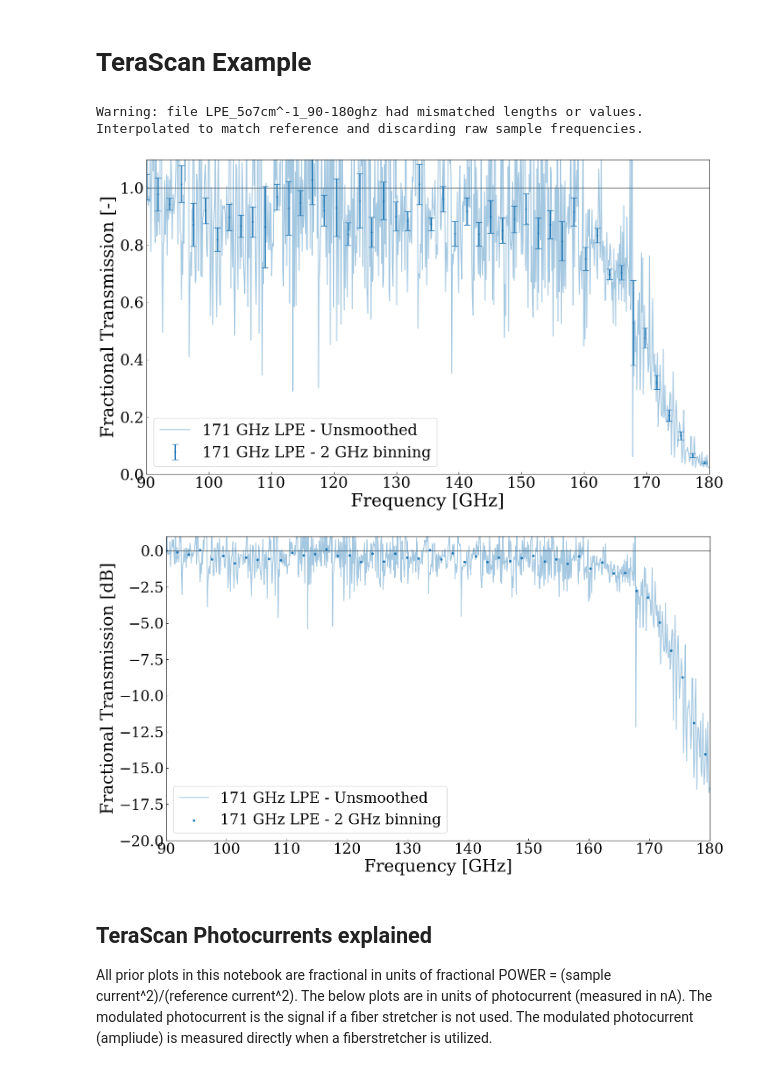
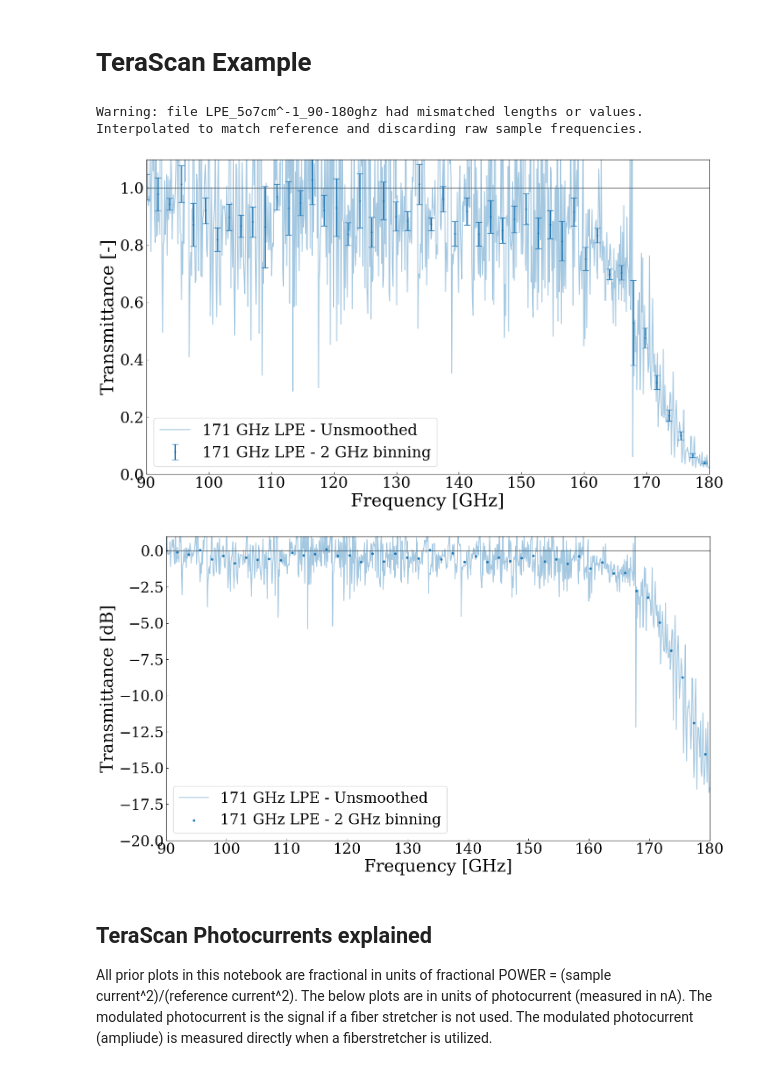
Before and after one commit to McMahonCosmologyGroup/TeraToptica, a Jupyter notebook: example/examples.ipynb, the cells around one changed output. Drawn from its saved outputs; the diff is of its cells as text; code cells hidden in the pictures.

```diff
--- a/example/examples.ipynb
+++ b/example/examples.ipynb
@@ -159,37 +159,37 @@ plt.plot(f_LPE, ut_LPE, alpha=0.4, color='tab:blue', label='171 GHz LPE - Unsmoo
 plt.errorbar(f_LPE[::boxnum_LPE], t_LPE[::boxnum_LPE], yerr=err_LPE[::boxnum_LPE],
              fmt='o', markersize=2, linewidth=2, capsize=5,
              color='tab:blue', label='171 GHz LPE - 2 GHz binning')
 plt.axhline(1, color='gray', zorder=-1)
 
 plt.xlabel('Frequency [GHz]')
-plt.ylabel('Fractional Transmission [-]')
+plt.ylabel('Transmittance [-]')
 
 plt.ylim(0, 1.1)
 plt.xlim(90, 180)
 plt.legend(loc='lower left', fontsize=24)
 # plt.title('FP3697 Transmission Comparison')
 plt.subplots_adjust(hspace=0.1)
 plt.show()
 
 plt.figure(figsize=(16, 9))
 
 plt.plot(f_LPE, ut_LPE_dB, alpha=0.4, color='tab:blue', label='171 GHz LPE - Unsmoothed')
 plt.scatter(f_LPE[::boxnum_LPE], t_LPE_dB[::boxnum_LPE], s=10, color='tab:blue', label='171 GHz LPE - 2 GHz binning')
 plt.axhline(0, color='gray', zorder=-1)
 
 plt.xlabel('Frequency [GHz]')
-plt.ylabel('Fractional Transmission [dB]')
+plt.ylabel('Transmittance [dB]')
 
 plt.ylim(-20, 1)
 plt.xlim(90, 180)
 plt.legend(loc='lower left', fontsize=24)
 # plt.title('FP3697 Transmission Comparison')
 plt.subplots_adjust(hspace=0.1)
 plt.show()
 # %% [output]
 Warning: file LPE_5o7cm^-1_90-180ghz had mismatched lengths or values. Interpolated to match reference and discarding raw sample frequencies.
-[figure, old version]
+[figure, new version]
-[figure, old version]
+[figure, new version]
 # %% [markdown]
 ## TeraScan Photocurrents explained
 All prior plots in this notebook are fractional in units of fractional POWER = (sample current^2)/(reference current^2). The below plots are in units of photocurrent (measured in nA). The modulated photocurrent is the signal if a fiber stretcher is not used. The modulated photocurrent (ampliude) is measured directly when a fiberstretcher is utilized.
```
Also changed, not shown: 3 other files.
